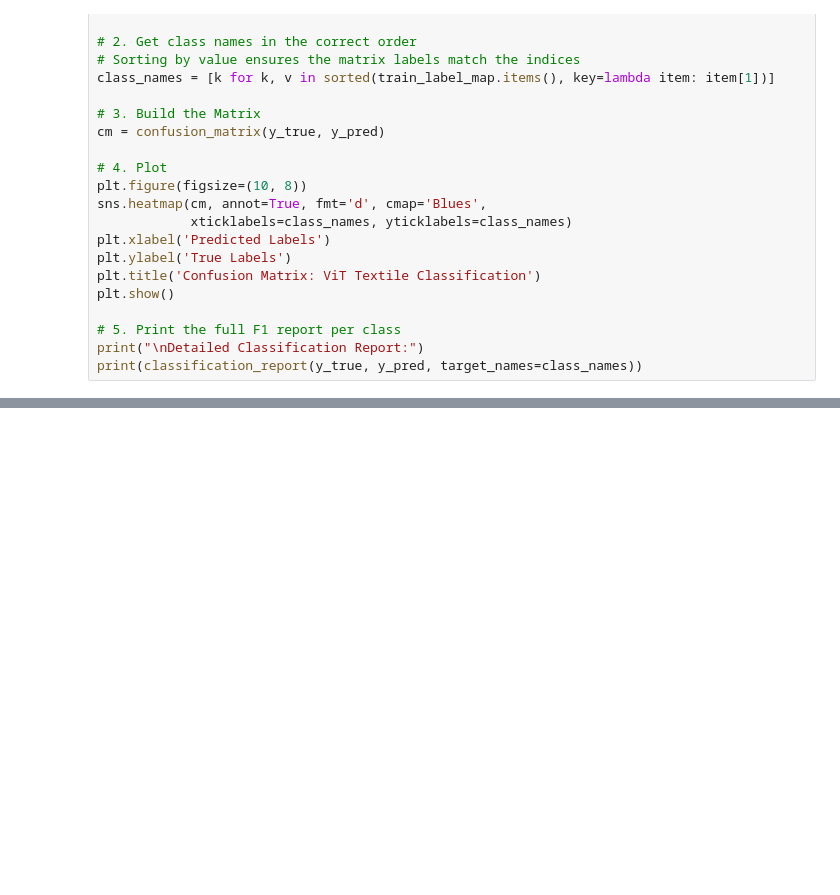
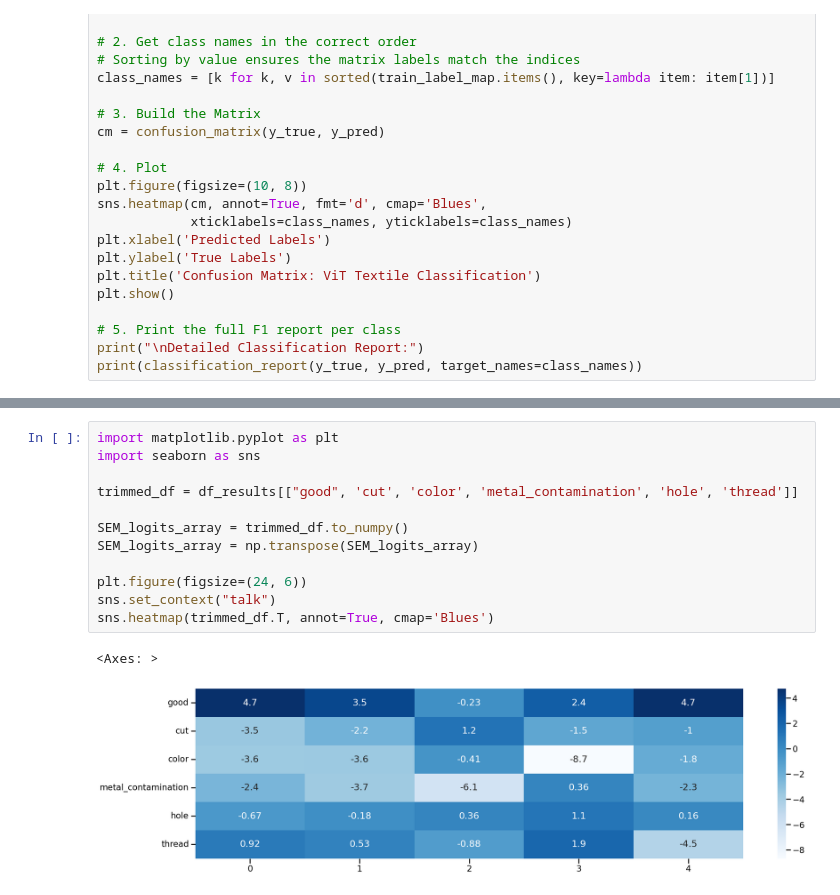
Before and after one commit to gaopengju0119-eng/CHE1148_Defect_Detecting, a Jupyter notebook: ViTmain.ipynb, the cells around one changed output, grey strips where cells are left out. Saved outputs shown, nothing was run; the diff lists cells and outputs as text; blank space fills up the shorter version.

```diff
--- a/ViTmain.ipynb
+++ b/ViTmain.ipynb
@@ -1109,0 +1299,15 @@ Generating Interpretability Heatmaps for current scenario...
+# %%
+import matplotlib.pyplot as plt
+import seaborn as sns
+
+trimmed_df = df_results[["good", 'cut', 'color', 'metal_contamination', 'hole', 'thread']]
+
+SEM_logits_array = trimmed_df.to_numpy()
+SEM_logits_array = np.transpose(SEM_logits_array)
+
+plt.figure(figsize=(24, 6))
+sns.set_context("talk")
+sns.heatmap(trimmed_df.T, annot=True, cmap='Blues')
+# %% [output]
+<Axes: >
+[figure, added]
```
Also changed, not shown: parts of 9 cells of this notebook.
